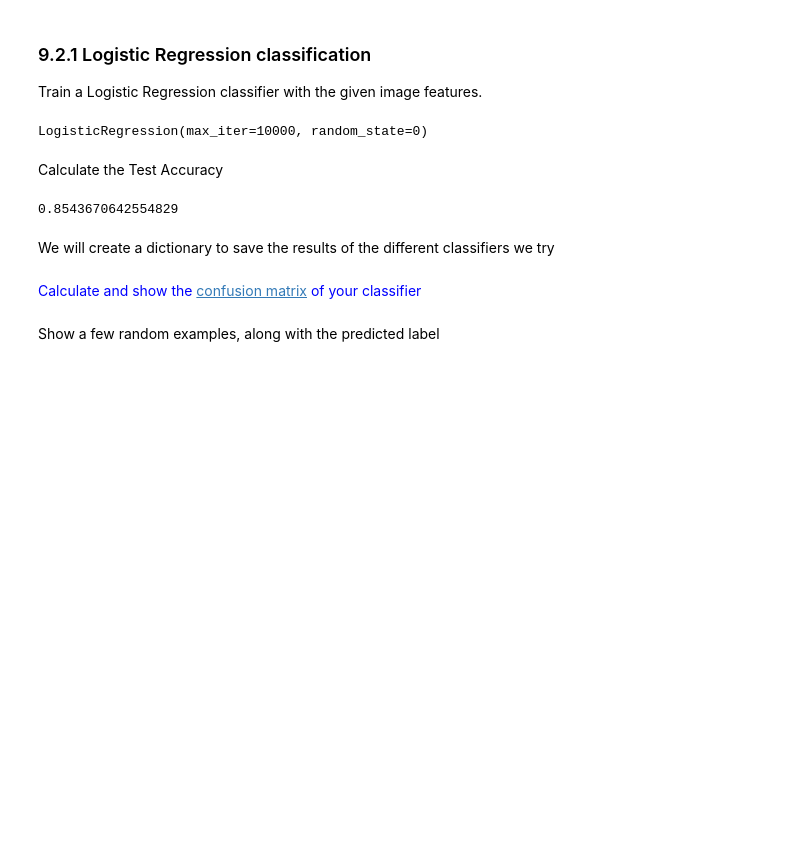
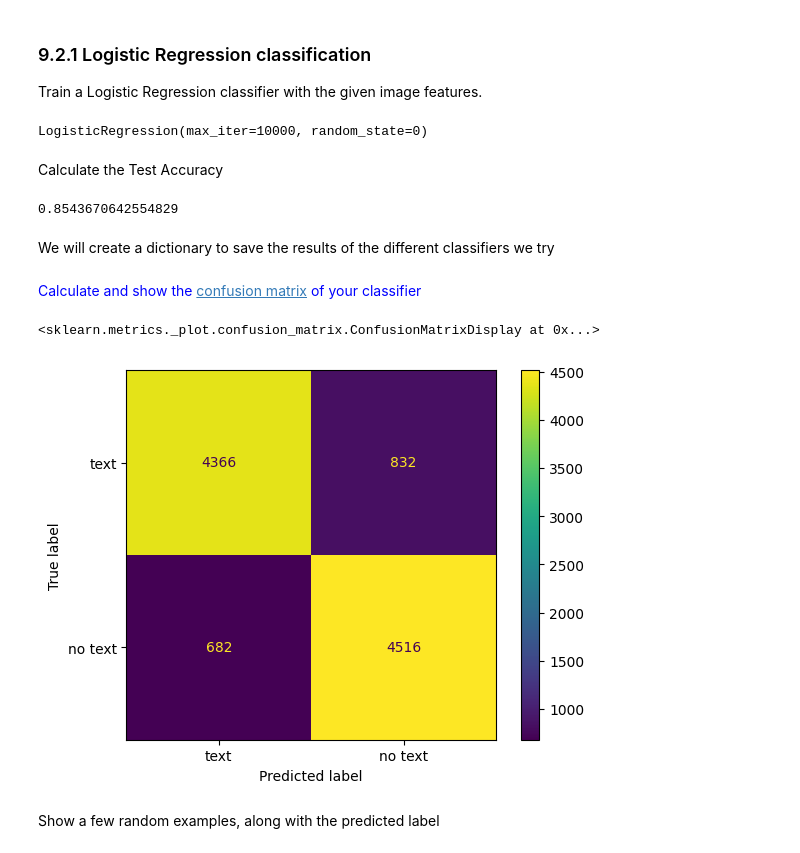
Before and after one commit to Pikurrot/ml-problems-uab, a Jupyter notebook: Session 9 - SVMs/P9_SVM.ipynb, the cells around one changed output. Drawn from its saved outputs; the diff is of its cells as text; code cells hidden in the pictures; blank space fills up the shorter version.

```diff
--- a/Session 9 - SVMs/P9_SVM.ipynb
+++ b/Session 9 - SVMs/P9_SVM.ipynb
@@ -336,3 +337,16 @@ results["Logistic Regression"] = score
+# %%
+# Your Code Here
+
+from sklearn.metrics import confusion_matrix, ConfusionMatrixDisplay
+
+cm = confusion_matrix(test_labels, clf.predict(test_features))
+
+# display confusion matrix
+disp = ConfusionMatrixDisplay(confusion_matrix=cm, display_labels=["text", "no text"])
+disp.plot()
+# %% [output]
+<sklearn.metrics._plot.confusion_matrix.ConfusionMatrixDisplay at 0x...>
+[figure, added]
 # %% [markdown]
 Show a few random examples, along with the predicted label
 # %%
```
Also changed, not shown: parts of 40 cells of this notebook.
